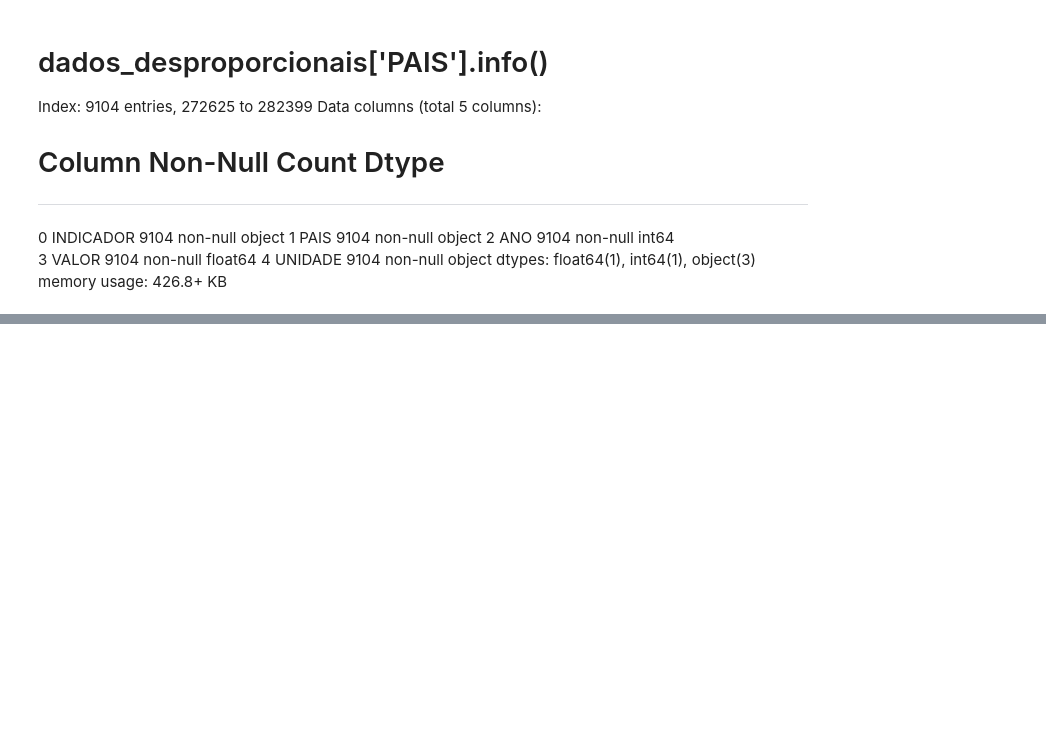
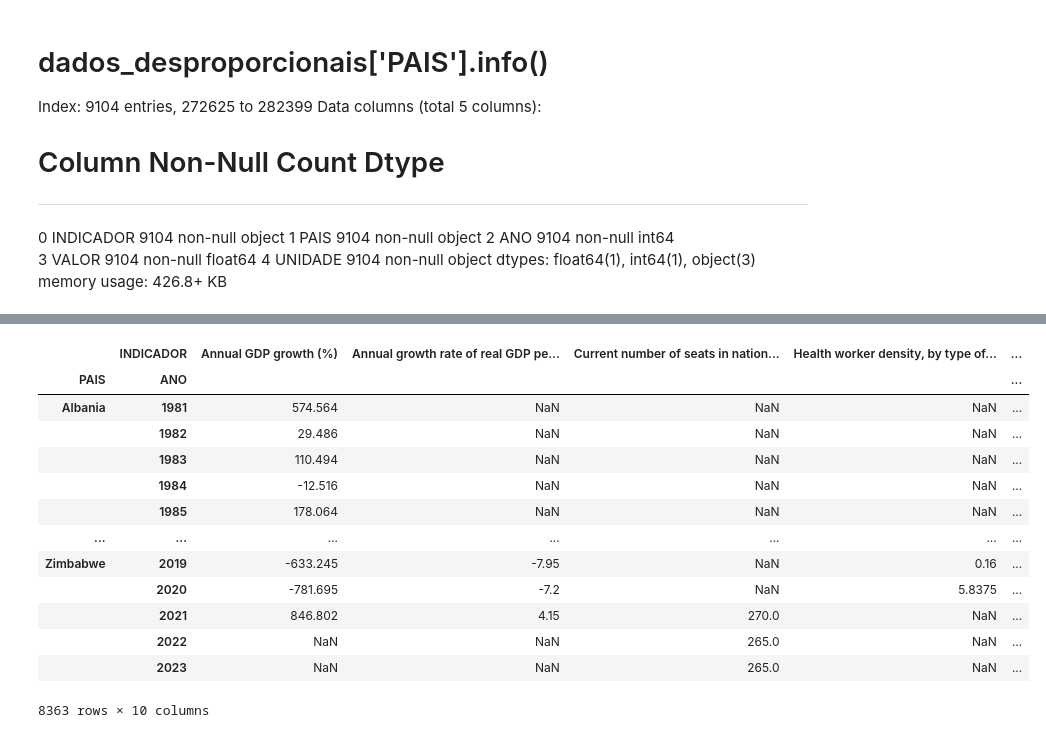
Before and after one commit to carlosferreirareis/Nacoes_Unidas, a Jupyter notebook: Nacoes_Unidas.ipynb, the cells around one changed output, grey strips where cells are left out. Saved outputs shown, nothing was run; the diff lists cells and outputs as text; code cells hidden in the pictures; blank space fills up the shorter version.

```diff
--- a/Nacoes_Unidas.ipynb
+++ b/Nacoes_Unidas.ipynb
@@ -898,0 +916,4 @@ memory usage: 2.6+ MB
+# %%
+# Excluir os registros do indicador 'Proportion of population below international poverty line' porque já foi tratado acima
+nacoesunidasfinal = nacoesunidasfinal[nacoesunidasfinal['INDICADOR'] != 'Proportion of population below international poverty line']
+nacoesunidasfinal.info()
@@ -899,17 +933,16 @@ memory usage: 2.6+ MB
 # %%
-# Localizar e eliminar os valores discrepantes do dataframe
+# Localizar e eliminar os valores discrepantes do dataframe, ficar somente com os valores corretos, há vários valores para o mesmo ano em alguns indicadores
 # Criar um novo dataframe para armazenar os registros únicos
-df_unique = pd.DataFrame()
+# df_unique = pd.DataFrame()
 
 # Define uma variável provisória para armazenar os dados desproporcionais a iterar
-variavel_prov = nacoesunidasfinal
+# variavel_prov = nacoesunidasfinal
 # Iterar por cada grupo de país e ano
-for (pais, ano), group in dados_desproporcionais.groupby(['PAIS', 'ANO']):
+# for (pais, ano), group in nacoesunidasfinal.groupby(['PAIS', 'ANO']):
     # Selecionar a linha com menor valor
-    min_row = group.loc[group['VALOR'].idxmin()]
+#    min_row = group.loc[group['VALOR'].idxmin()]
     # Adicionar a linha ao dataframe de registros únicos
-    df_unique = pd.concat([df_unique, min_row], axis=1)
+#    df_unique = pd.concat([df_unique, min_row], axis=1)
 # Exibir o novo dataframe com os registros únicos
-dados_desproporcionais = df_unique  # Transpor o dataframe para ajustar a orientação
-dados_desproporcionais = dados_desproporcionais.T  # Exibir o dataframe
-dados_desproporcionais
+# df_unique = df_unique.T  # Transpor o dataframe para ajustar a orientação
+# df_unique
@@ -979,0 +954,2 @@ for indicador in indicadores:
+# %%
+nacoesunidasfinal = pd.concat([nacoesunidasfinal, dados_desproporcionais], ignore_index=True)
@@ -981,0 +989,19 @@ nacoesunidasfinal
+# %%
+ONU = pd.pivot_table(nacoesunidasfinal, index=['PAIS','ANO'], columns='INDICADOR', values='VALOR', aggfunc='mean')
+# %%
+ONU
+# %% [output]
+|  | INDICADOR | Annual GDP growth (%) | Annual growth rate of real GDP pe... | Current number of seats in nation... | Health worker density, by type of... | ... |
+| PAIS | ANO |  |  |  |  | ... |
+| Albania | 1981 | 574.564 | NaN | NaN | NaN | ... |
+|  | 1982 | 29.486 | NaN | NaN | NaN | ... |
+|  | 1983 | 110.494 | NaN | NaN | NaN | ... |
+|  | 1984 | -12.516 | NaN | NaN | NaN | ... |
+|  | 1985 | 178.064 | NaN | NaN | NaN | ... |
+| ... | ... | ... | ... | ... | ... | ... |
+| Zimbabwe | 2019 | -633.245 | -7.95 | NaN | 0.16 | ... |
+|  | 2020 | -781.695 | -7.2 | NaN | 5.8375 | ... |
+|  | 2021 | 846.802 | 4.15 | 270.0 | NaN | ... |
+|  | 2022 | NaN | NaN | 265.0 | NaN | ... |
+|  | 2023 | NaN | NaN | 265.0 | NaN | ... |
+8363 rows × 10 columns
```
Also changed, not shown: parts of 19 cells of this notebook, 4 other files.
